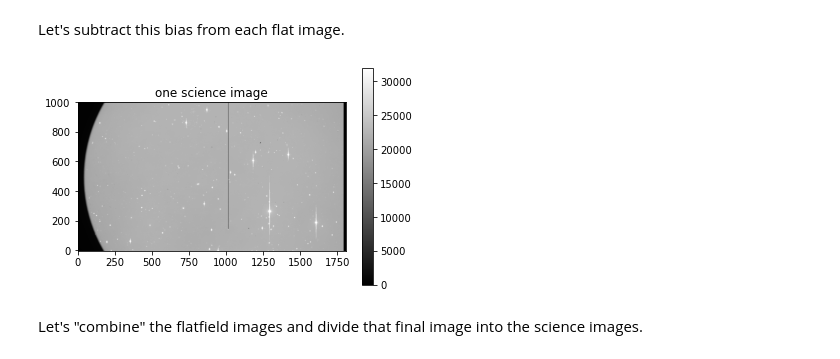
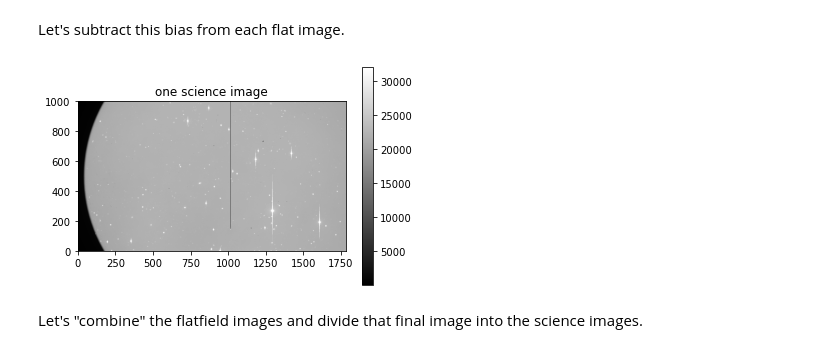
Before and after one commit to MWilson1/Astron100-2021, a Jupyter notebook: Section6.ipynb, the cells around one changed output. Drawn from its saved outputs; the diff is of its cells as text; code cells hidden in the pictures.

```diff
--- a/Section6.ipynb
+++ b/Section6.ipynb
@@ -162,29 +162,40 @@ Obviously, this is not a great bias image, but we won't bother with handling bad
 # %% [markdown]
 Let's subtract this bias from each flat image.
 # %%
+#
 # get all flat images into one variable
 # subtract final bias image from each flat image, simultaneously
+#
+# the flats must be trimmed or else there will be negative values in our flats after debiasing.
+#
+bt_flat_datasets = np.array([ flat_phdu.data[ : , 0:1780 ] - biasfinal[ : , 0:1780 ]  for flat_phdu in phdu_list[10:17]  ])  # all flats are debiased
 
 
-b_flat_datasets = np.array([ flat_phdu.data - biasfinal  for flat_phdu in phdu_list[10:17]  ])  # all flats are debiased
+# if you check, there are still negative values in our debiased flats.  This is likely due to bad pixels that we have not accounted for in this exercise.
+#
+# Let's arbitrarily change those negatives (and zeros) to 0.1 so that they won't cause use problems later.
+# (There are, of course, more sophisticated ways of handling negative values in pixels.)
+bt_flat_datasets[ bt_flat_datasets <= 0 ] = 0.1
+
 
 
 # do the same for the science images
-b_sci_datasets = np.array([ sci_phdu.data - biasfinal  for sci_phdu in phdu_list[17:21]  ])
+bt_sci_datasets = np.array([ sci_phdu.data[ : , 0:1780 ] - biasfinal[ : , 0:1780 ]  for sci_phdu in phdu_list[17:21]  ])
 
+bt_sci_datasets[ bt_sci_datasets <= 0 ] = 0.1
 
 
 # take a look at a science image
 fig, axp = plt.subplots()
 
-imageax = axp.imshow(  b_sci_datasets[0] ,  origin='lower', cmap='gray' )
+imageax = axp.imshow(  bt_sci_datasets[0] ,  origin='lower', cmap='gray' )
 axp.set_title(f'one science image')
 fig.colorbar( imageax, ax=axp)
 
 plt.show()
 plt.close()
 # %% [output]
-[figure, old version]
+[figure, new version]
 # %% [markdown]
 
 Let's "combine" the flatfield images and divide that final image into the science images.
```
Also changed, not shown: parts of 1 cell of this notebook.
